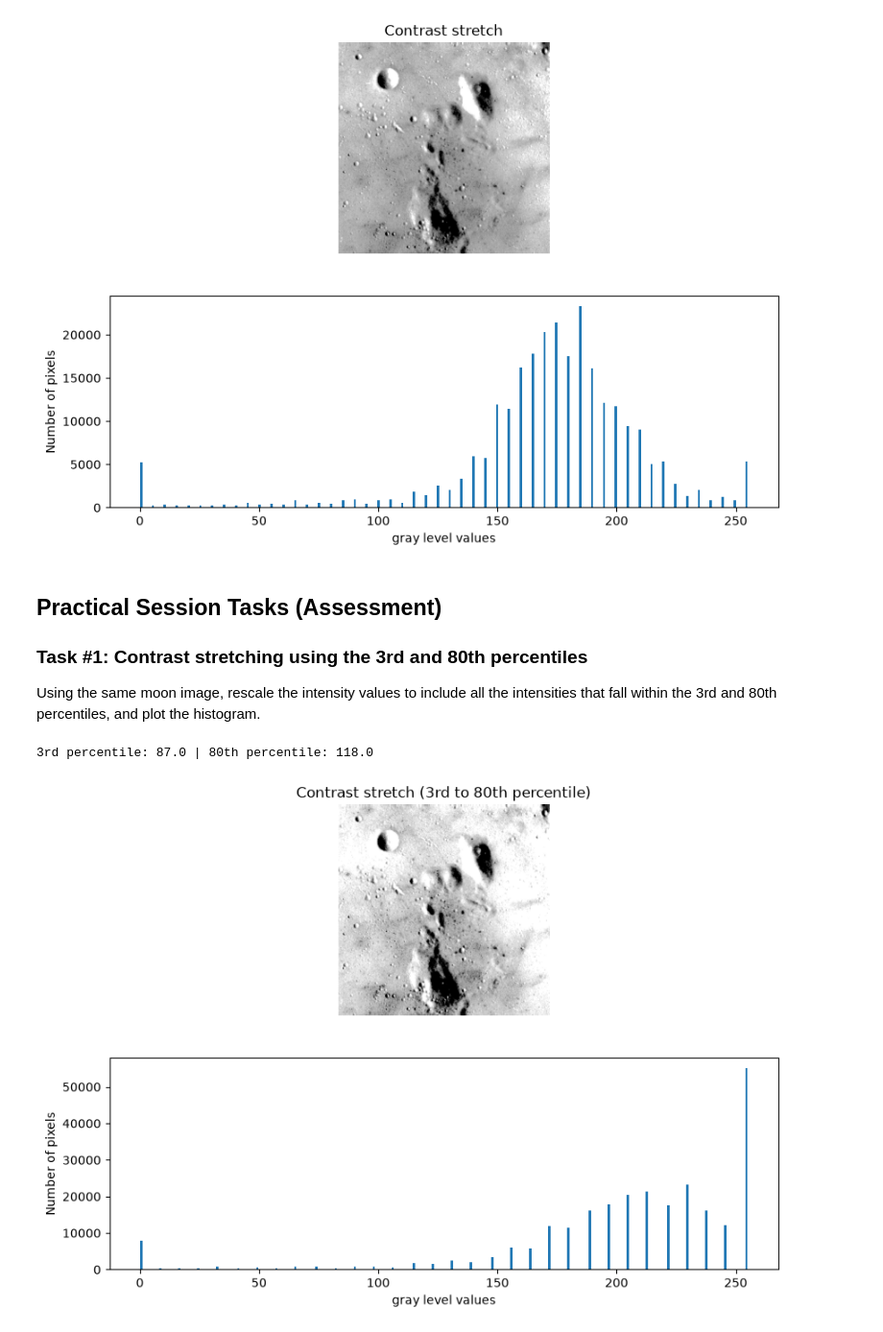
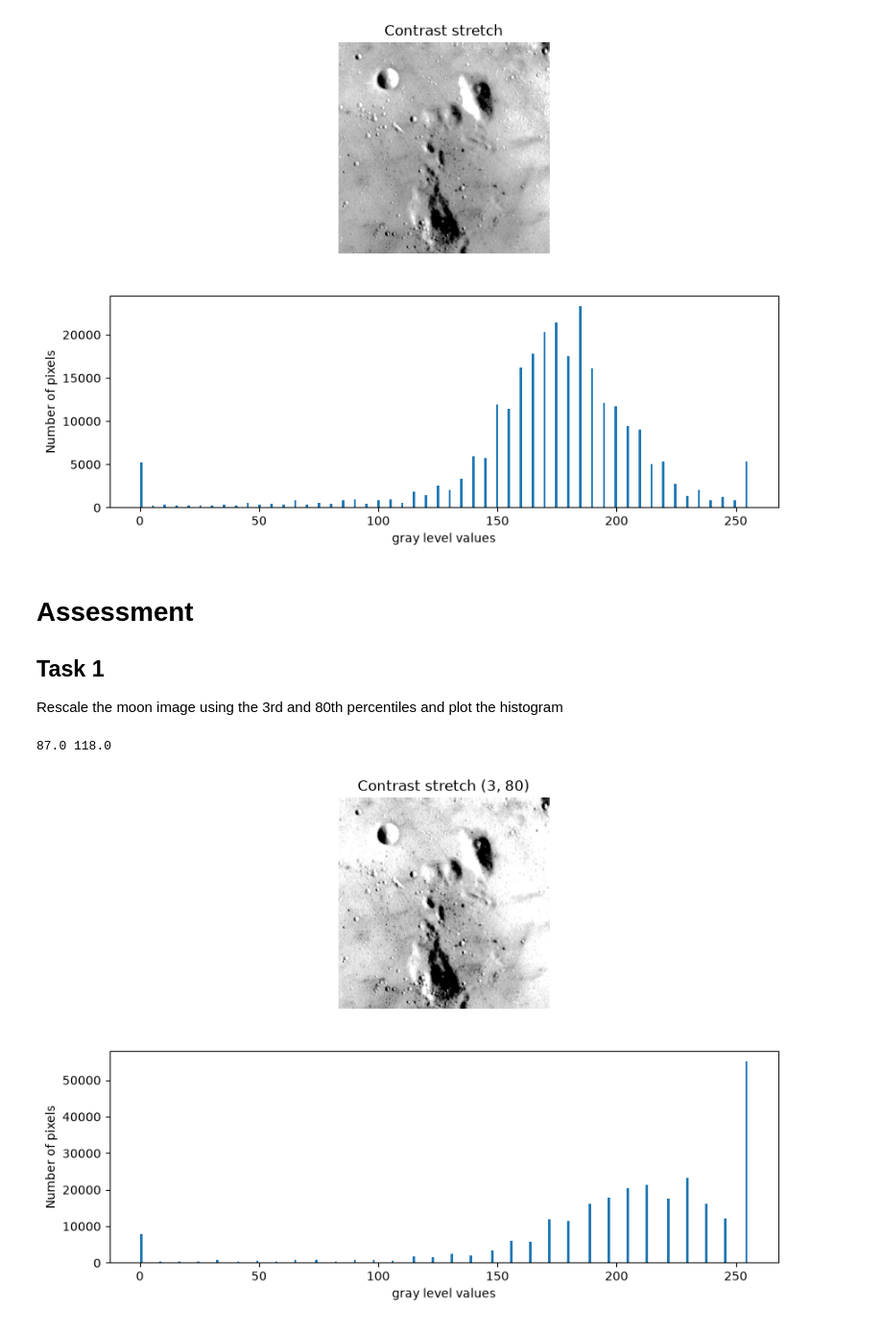
Before and after one commit to Moal-01/ARTI-403-Image-Processing, a Jupyter notebook: Lab4/Lab4.ipynb, the cells around one changed output. Shown at 96% size. Saved outputs shown, nothing was run; the diff lists cells and outputs as text; code cells hidden in the pictures.

```diff
--- a/Lab4/Lab4.ipynb
+++ b/Lab4/Lab4.ipynb
@@ -135,26 +84,25 @@ plt.show()
 [figure]
 [figure]
 # %% [markdown]
-## Practical Session Tasks (Assessment)
+# Assessment
 
-### Task #1: Contrast stretching using the 3rd and 80th percentiles
-Using the same moon image, rescale the intensity values to include all the intensities that fall
-within the 3rd and 80th percentiles, and plot the histogram.
+## Task 1
+Rescale the moon image using the 3rd and 80th percentiles and plot the histogram
 # %%
 p3, p80 = np.percentile(img, (3, 80))
-img_rescale_3_80 = exposure.rescale_intensity(img, in_range=(p3, p80))
-print('3rd percentile:', p3, '| 80th percentile:', p80)
+print(p3, p80)
+img_rescale2 = exposure.rescale_intensity(img, in_range=(p3, p80))
 
 fig = plt.figure(figsize=(10, 7))
 fig.add_subplot(2, 1, 1)
-plt.imshow(img_rescale_3_80, cmap='gray')
+plt.imshow(img_rescale2, cmap='gray')
 plt.axis('off')
-plt.title('Contrast stretch (3rd to 80th percentile)')
+plt.title('Contrast stretch (3, 80)')
 fig.add_subplot(2, 1, 2)
-plt.hist(img_rescale_3_80.flat, bins=256, range=(0, 255))
+plt.hist(img_rescale2.flat, bins=256, range=(0, 255))
 plt.xlabel('gray level values')
 plt.ylabel('Number of pixels')
 plt.show()
 # %% [output]
-3rd percentile: 87.0 | 80th percentile: 118.0
+87.0 118.0
-[figure, old version]
+[figure, new version]
```
Also changed, not shown: parts of 27 cells of this notebook, 1 other file.
